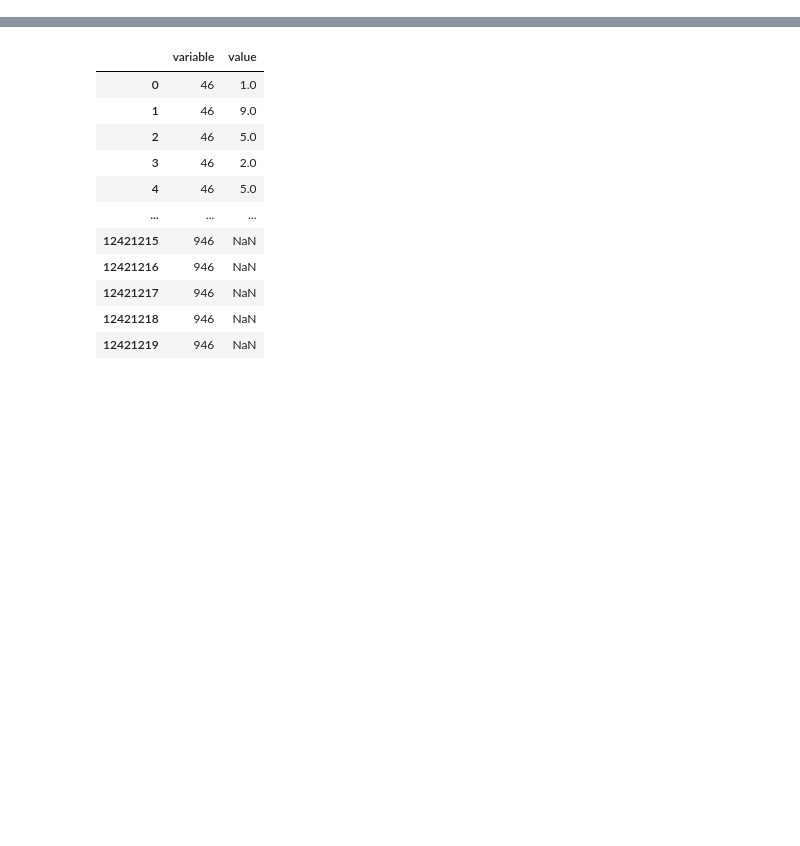
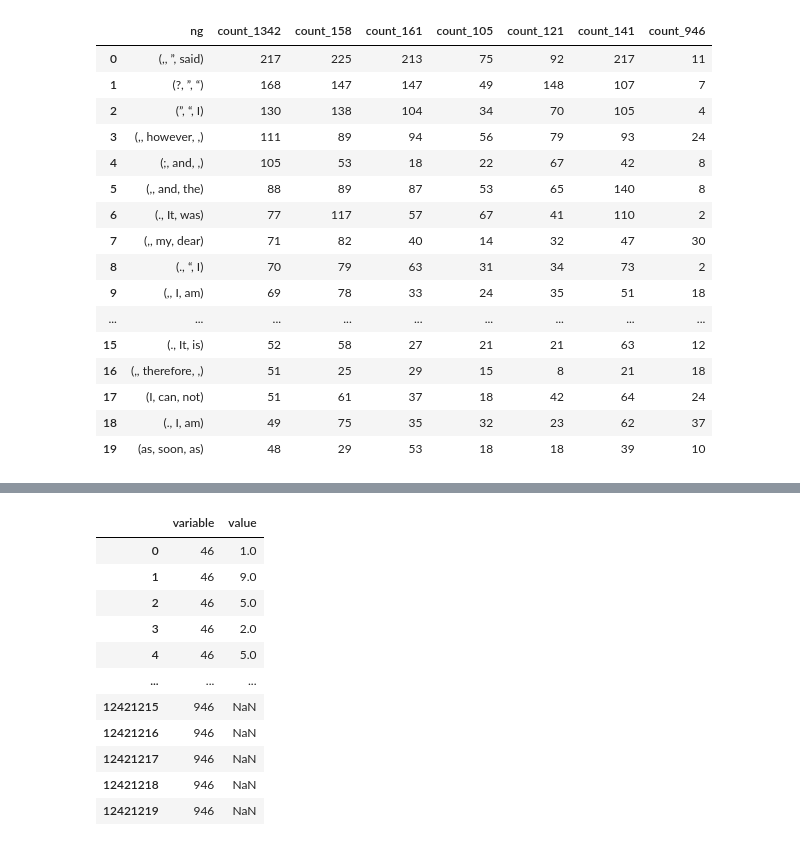
Before and after one commit to accuracy-eminent/writing_style_detection, a Jupyter notebook: eda.ipynb, the cells around one changed output, grey strips where cells are left out. Cells and saved outputs as stored; diff of their text form; code cells hidden in the pictures; blank space fills up the shorter version.

Commit message:
Start ngram analysis

```diff
--- a/eda.ipynb
+++ b/eda.ipynb
@@ -139,0 +80,37 @@ sent_words = {book_id:book_stat['sent_words'] for book_id, book_stat in
+# %%
+book_grams = {}
+for author, books in book_authors.items():
+    for book_id in books:
+        #book = book_contents[book_id]
+        top_grams = pd.Series(sorted(ngrams(books_wtoks[book_id], 3))).value_counts()
+        book_grams[book_id] = top_grams
+# %%
+author_ngs = {}
+for author, books in book_authors.items():
+    ng_df = pd.DataFrame(book_grams[books[0]]).reset_index()
+    ng_df.columns = ['ng', f'count_{books[0]}']
+    for book_id in books[1:]:
+        new_ng_df = pd.DataFrame(book_grams[book_id]).reset_index()
+        new_ng_df.columns = ['ng', f'count_{book_id}']
+        ng_df = ng_df.merge(new_ng_df, on='ng')
+    author_ngs[author] = ng_df
+# %%
+author_ngs['Jane Austen'].head(20)
+# %% [output]
+|  | ng | count_1342 | count_158 | count_161 | count_105 | count_121 | count_141 | count_946 |
+| 0 | (,, ”, said) | 217 | 225 | 213 | 75 | 92 | 217 | 11 |
+| 1 | (?, ”, “) | 168 | 147 | 147 | 49 | 148 | 107 | 7 |
+| 2 | (”, “, I) | 130 | 138 | 104 | 34 | 70 | 105 | 4 |
+| 3 | (,, however, ,) | 111 | 89 | 94 | 56 | 79 | 93 | 24 |
+| 4 | (;, and, ,) | 105 | 53 | 18 | 22 | 67 | 42 | 8 |
+| 5 | (,, and, the) | 88 | 89 | 87 | 53 | 65 | 140 | 8 |
+| 6 | (., It, was) | 77 | 117 | 57 | 67 | 41 | 110 | 2 |
+| 7 | (,, my, dear) | 71 | 82 | 40 | 14 | 32 | 47 | 30 |
+| 8 | (., “, I) | 70 | 79 | 63 | 31 | 34 | 73 | 2 |
+| 9 | (,, I, am) | 69 | 78 | 33 | 24 | 35 | 51 | 18 |
+| ... | ... | ... | ... | ... | ... | ... | ... | ... |
+| 15 | (., It, is) | 52 | 58 | 27 | 21 | 21 | 63 | 12 |
+| 16 | (,, therefore, ,) | 51 | 25 | 29 | 15 | 8 | 21 | 18 |
+| 17 | (I, can, not) | 51 | 61 | 37 | 18 | 42 | 64 | 24 |
+| 18 | (., I, am) | 49 | 75 | 35 | 32 | 23 | 62 | 37 |
+| 19 | (as, soon, as) | 48 | 29 | 53 | 18 | 18 | 39 | 10 |
```
Also changed, not shown: parts of 11 cells of this notebook.
